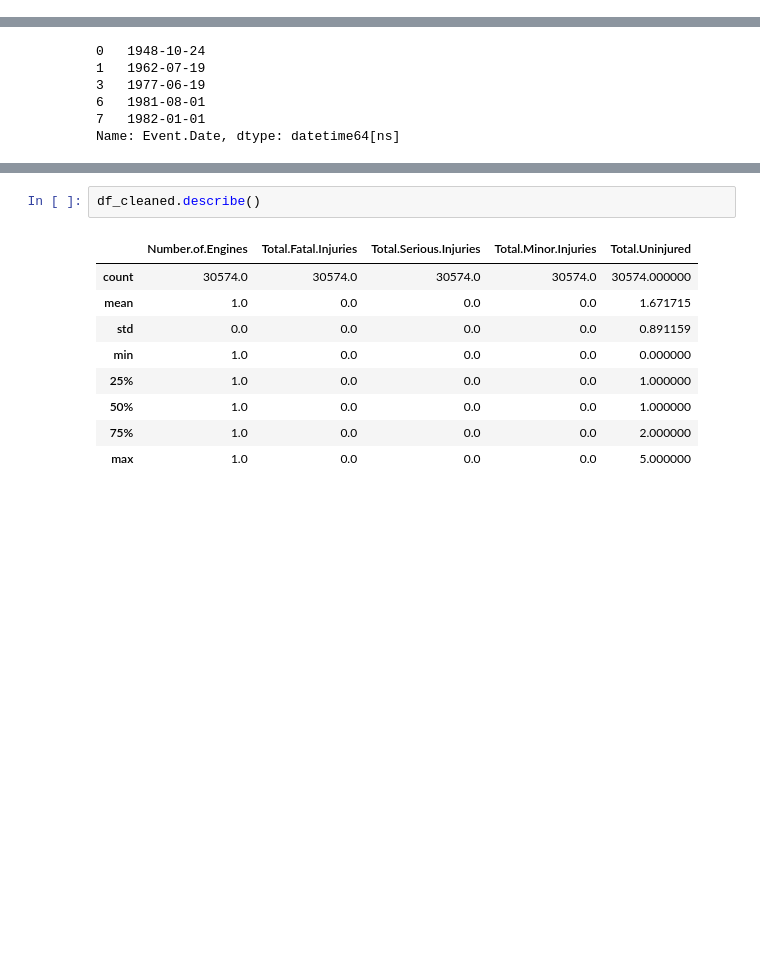
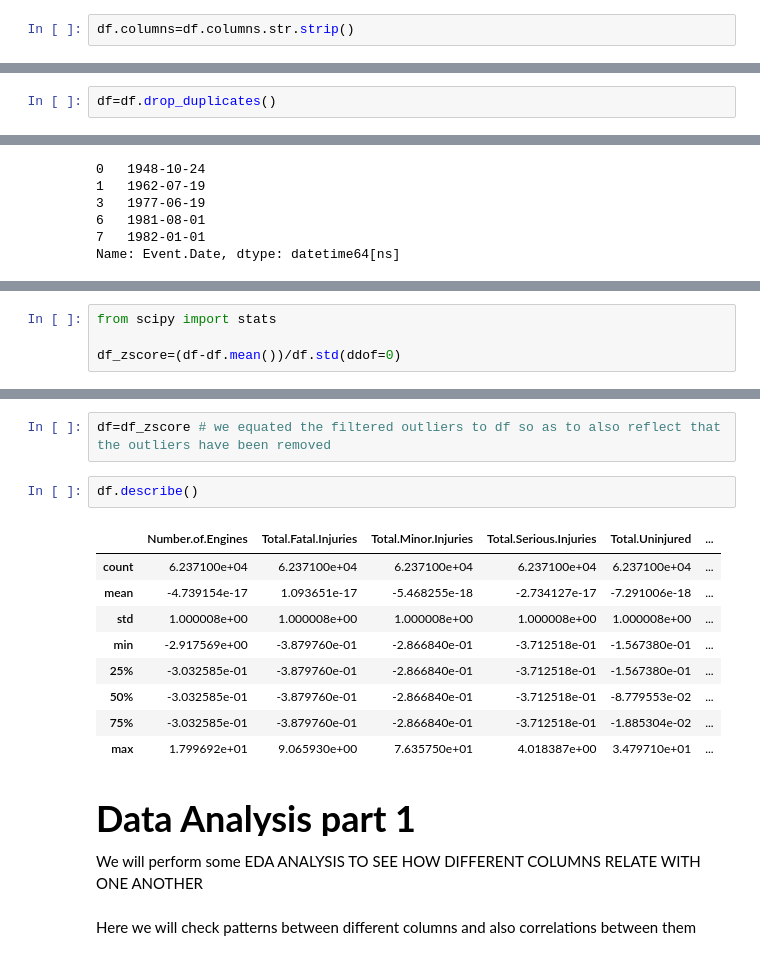
Before and after one commit to justicee-dev/maureen_phase1-project, a Jupyter notebook: maureen's_project.ipynb, the cells around one changed output, grey strips where cells are left out. Saved outputs shown, nothing was run; the diff lists cells and outputs as text; blank space fills up the shorter version.

Commit message:
i had issue with my data preparation on the outliers part which affected my code i went back to correct

```diff
--- a/maureen's_project.ipynb
+++ b/maureen's_project.ipynb
@@ -98,12 +100,16 @@ df.describe()
 # %% [markdown]
 <h4 style="font-size:36px;"><b>Data Preparation</b></h4>
 Here we will check for duplicates ,anormalies and missing values that may affect our data analysis
+# %%
+df.columns=df.columns.str.strip()
 # %%
 #check if there are duplicates
 df.duplicated().value_counts()
 # %% [output]
 False    88889
 dtype: int64
+# %%
+df=df.drop_duplicates()
 # %%
 #checkout missing values
 df.isna().sum()
@@ -284,0 +300,4 @@ df_cleaned=df[~((df < lower_bound ) | (df > upper_bound)).any(axis=1)]
+# %%
+from scipy import stats
+
+df_zscore=(df-df.mean())/df.std(ddof=0)
@@ -285,12 +316,20 @@ df_cleaned=df[~((df < lower_bound ) | (df > upper_bound)).any(axis=1)]
+# %%
+df=df_zscore # we equated the filtered outliers to df so as to also reflect that the outliers have been removed
 # %%
-df_cleaned.describe()
+df.describe()
 # %% [output]
-|  | Number.of.Engines | Total.Fatal.Injuries | Total.Serious.Injuries | Total.Minor.Injuries | Total.Uninjured |
-| count | 30574.0 | 30574.0 | 30574.0 | 30574.0 | 30574.000000 |
-| mean | 1.0 | 0.0 | 0.0 | 0.0 | 1.671715 |
-| std | 0.0 | 0.0 | 0.0 | 0.0 | 0.891159 |
-| min | 1.0 | 0.0 | 0.0 | 0.0 | 0.000000 |
-| 25% | 1.0 | 0.0 | 0.0 | 0.0 | 1.000000 |
-| 50% | 1.0 | 0.0 | 0.0 | 0.0 | 1.000000 |
-| 75% | 1.0 | 0.0 | 0.0 | 0.0 | 2.000000 |
-| max | 1.0 | 0.0 | 0.0 | 0.0 | 5.000000 |
+|  | Number.of.Engines | Total.Fatal.Injuries | Total.Minor.Injuries | Total.Serious.Injuries | Total.Uninjured | ... |
+| count | 6.237100e+04 | 6.237100e+04 | 6.237100e+04 | 6.237100e+04 | 6.237100e+04 | ... |
+| mean | -4.739154e-17 | 1.093651e-17 | -5.468255e-18 | -2.734127e-17 | -7.291006e-18 | ... |
+| std | 1.000008e+00 | 1.000008e+00 | 1.000008e+00 | 1.000008e+00 | 1.000008e+00 | ... |
+| min | -2.917569e+00 | -3.879760e-01 | -2.866840e-01 | -3.712518e-01 | -1.567380e-01 | ... |
+| 25% | -3.032585e-01 | -3.879760e-01 | -2.866840e-01 | -3.712518e-01 | -1.567380e-01 | ... |
+| 50% | -3.032585e-01 | -3.879760e-01 | -2.866840e-01 | -3.712518e-01 | -8.779553e-02 | ... |
+| 75% | -3.032585e-01 | -3.879760e-01 | -2.866840e-01 | -3.712518e-01 | -1.885304e-02 | ... |
+| max | 1.799692e+01 | 9.065930e+00 | 7.635750e+01 | 4.018387e+00 | 3.479710e+01 | ... |
+# %% [markdown]
+<h4 style="font-size:36px;"><b>Data Analysis part 1</b></h4>
+# %% [markdown]
+We will perform some EDA ANALYSIS TO SEE HOW DIFFERENT COLUMNS RELATE WITH ONE ANOTHER
+# %% [markdown]
+Here we will check patterns between different columns and also correlations between them
```
Also changed, not shown: parts of 62 cells of this notebook.
